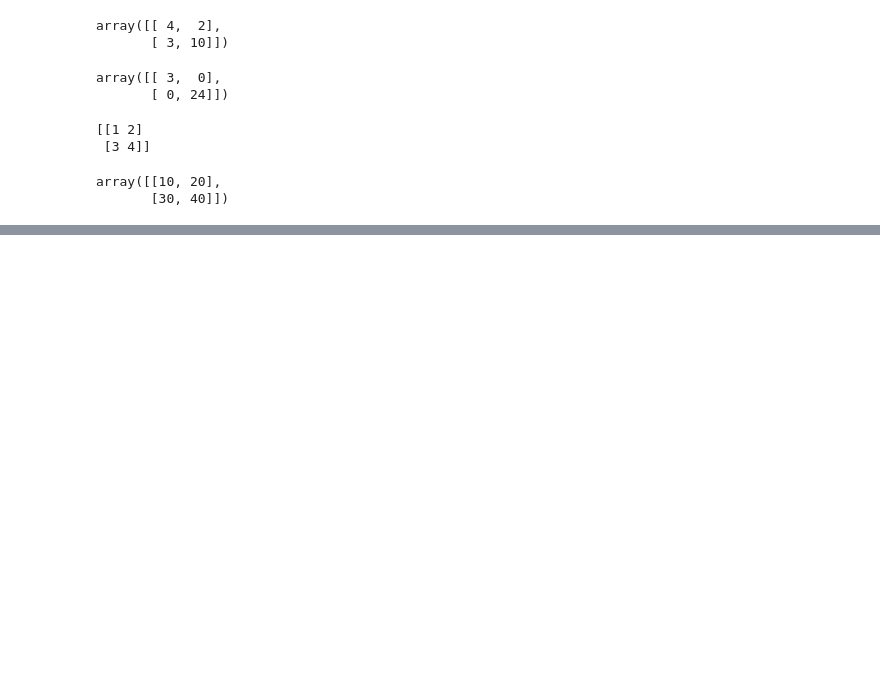
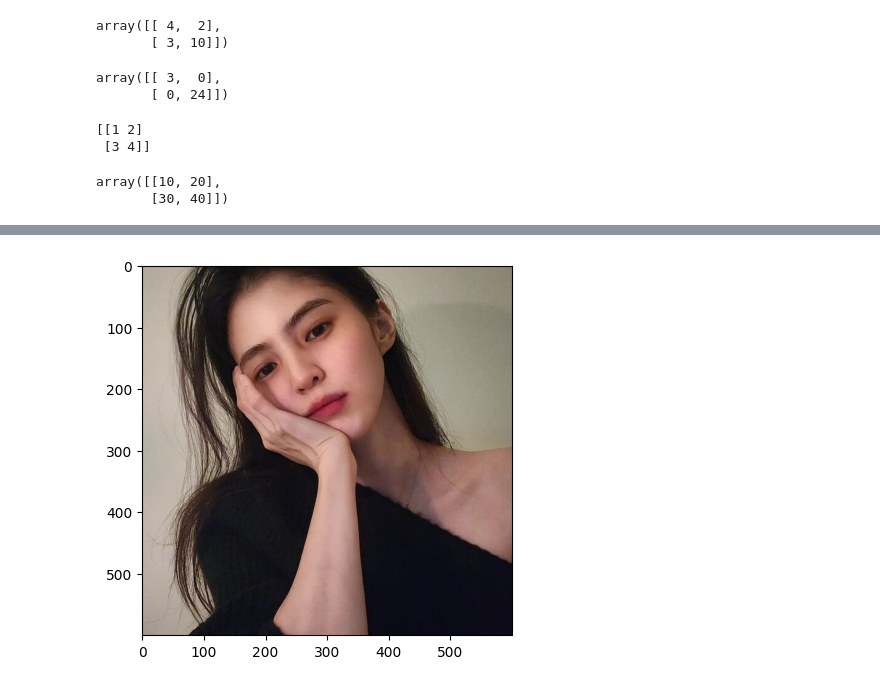
Before and after one commit to stickman1257/hnv-seungo, a Jupyter notebook: deeplearning-from-scratch/1장 - 헬로파이썬.ipynb, the cells around one changed output, grey strips where cells are left out. Drawn from its saved outputs; the diff is of its cells as text; code cells hidden in the pictures; blank space fills up the shorter version.

```diff
--- a/deeplearning-from-scratch/1장 - 헬로파이썬.ipynb
+++ b/deeplearning-from-scratch/1장 - 헬로파이썬.ipynb
@@ -87,0 +166,10 @@ array([[10, 20],
+# %%
+import matplotlib.pyplot as plt
+from matplotlib.image import imread
+
+img = imread('한소희.jpg')
+
+plt.imshow(img)
+plt.show()
+# %% [output]
+[figure, added]
```
Also changed, not shown: parts of 11 cells of this notebook, 2 other files.
